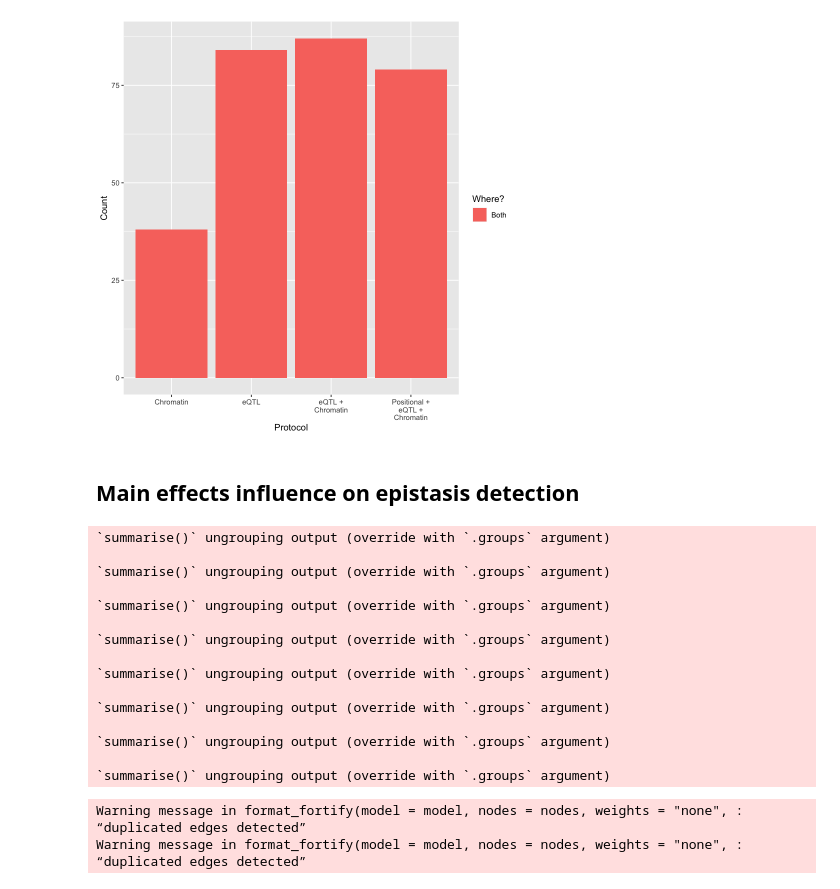
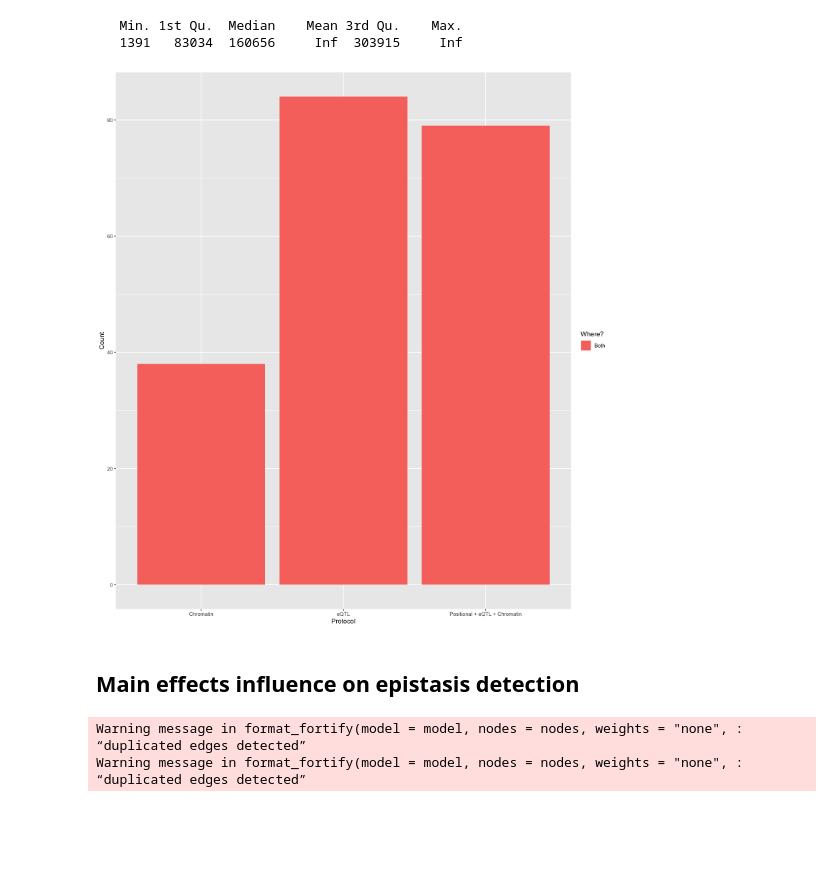
Before and after one commit to DianeDuroux/BiologicalEpistasis, a Jupyter notebook: doc/local_ld.ipynb, the cells around one changed output. Drawn from its saved outputs; the diff is of its cells as text; code cells hidden in the pictures; blank space fills up the shorter version.

```diff
--- a/doc/local_ld.ipynb
+++ b/doc/local_ld.ipynb
@@ -46,25 +30,42 @@ The following object is masked from ‘package:base’:
+# %%
+# get median distance between SNP-pairs
+get_dist <- function(tag) {
+    read_csv(glue('{rslt}/withBiofilter_filter/{tag}/sign_SNPpairs.txt'), col_types = 'ccdccc') %>%
+        inner_join(gwas, by = c('SNP_1' = 'snp')) %>%
+        inner_join(gwas, by = c('SNP_2' = 'snp')) %>%
+        mutate(dist = ifelse(chr.x == chr.y, abs(pos.x - pos.y), Inf)) %>%
+        .$dist
+}
+
+c(get_dist('chromatin'),
+  get_dist('eqtl'),
+  get_dist('eqtl_chrom_phys')) %>%
+    summary
+# %% [output]
+   Min. 1st Qu.  Median    Mean 3rd Qu.    Max.
+   1391   83034  160656     Inf  303915     Inf
 # %%
 read_files <- function(tag, where) {
     before <- read_csv(glue('{rslt}/withBiofilter_filter/{tag}/sign_SNPpairs.txt'), col_types = 'ccdccc')
-    after <- read_csv(glue('{rslt}/withBiofilter_filter/{tag}/sign_SNPpairs_add.txt'), col_types = 'ccd')
+    after <- read_csv(glue('{rslt}/withBiofilter_filter/{tag}/PRS_adjusted_pval_add.txt'), col_types = 'ccd')
 
     full_join(before, after, by = c('SNP_1' = 'SNP1', 'SNP_2' = 'SNP2')) %>%
         mutate(new = ifelse(is.na(pvalue_uncorrected_MT), 'Only new', 'Only old'),
                new = ifelse(!is.na(PRS_adj_pval) & !is.na(pvalue_uncorrected_MT), 'Both', new),
                where = where)
 }
 
 pvals <- bind_rows(read_files('chromatin', 'Chromatin'),
                    read_files('eqtl', 'eQTL'),
-                   read_files('eqtl_chrom', 'eQTL +\nChromatin'),
-                   read_files('eqtl_chrom_phys', 'Positional +\neQTL +\nChromatin'))
+#                    read_files('eqtl_chrom', 'eQTL +\nChromatin'),
+                   read_files('eqtl_chrom_phys', 'Positional + eQTL + Chromatin'))
 
 pvals %>%
     ggplot(aes(x = where, fill = new)) +
         geom_bar() +
         labs(x = 'Protocol', y = 'Count', fill = 'Where?')
 # %% [output]
-[figure, old version]
+[figure, new version]
 # %% [markdown]
 ## Main effects influence on epistasis detection
 # %%
@@ -127,23 +128,9 @@ mh_plot <- function(protocol, tag) {
 
     }
 
-mh_plt <- plot_grid(mh_plot('eqtl', 'eQTL'), mh_plot('chromatin', 'Chromatin'),
-                    mh_plot('eqtl_chrom', 'eQTL + Chromatin'), mh_plot('eqtl_chrom_phys', 'Positional + eQTL + Chromatin'))
+mh_plt <- plot_grid(mh_plot('eqtl', 'eQTL'),
+                    mh_plot('chromatin', 'Chromatin'),
+                    mh_plot('eqtl_chrom_phys', 'Positional + eQTL + Chromatin'),
+                    nrow = 3)
-# %% [output]
-`summarise()` ungrouping output (override with `.groups` argument)
-
-`summarise()` ungrouping output (override with `.groups` argument)
-
-`summarise()` ungrouping output (override with `.groups` argument)
-
-`summarise()` ungrouping output (override with `.groups` argument)
-
-`summarise()` ungrouping output (override with `.groups` argument)
-
-`summarise()` ungrouping output (override with `.groups` argument)
-
-`summarise()` ungrouping output (override with `.groups` argument)
-
-`summarise()` ungrouping output (override with `.groups` argument)
 # %%
 pval_plt <- pvals %>%
```
Also changed, not shown: parts of 6 cells of this notebook, 49 other files.
